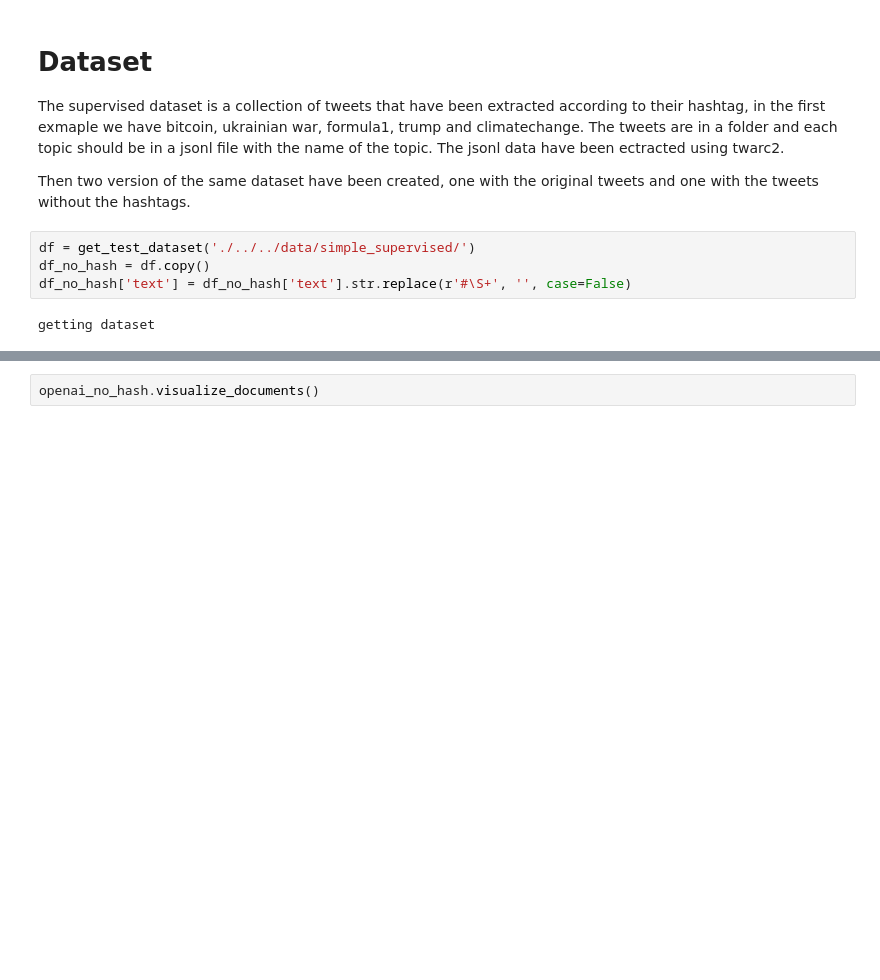
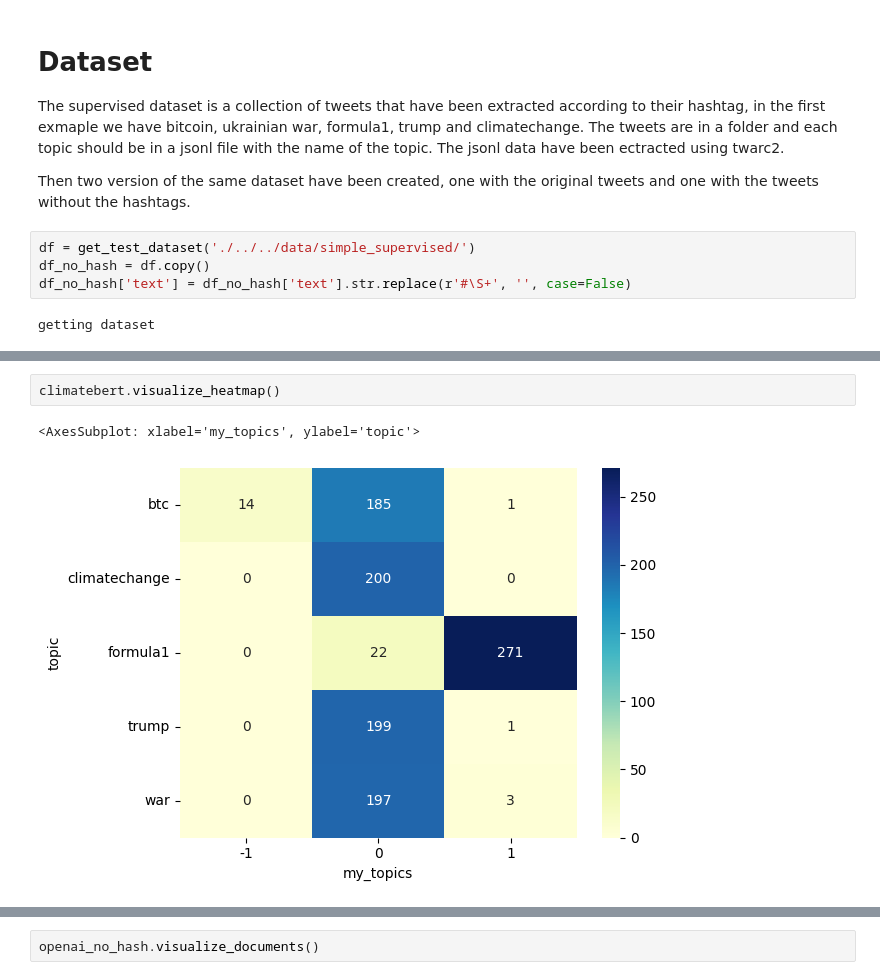
Before and after one commit to alessiogandelli/BERTopic_evaluation, a Jupyter notebook: src/notebooks/Supervised.ipynb, the cells around one changed output, grey strips where cells are left out. Saved outputs shown, nothing was run; the diff lists cells and outputs as text; blank space fills up the shorter version.

```diff
--- a/src/notebooks/Supervised.ipynb
+++ b/src/notebooks/Supervised.ipynb
@@ -51,0 +122,5 @@ pd.DataFrame({'bert': bert.accuracy, 'nmf': nmf.accuracy, 'tweetclass': tweetcla
+# %%
+climatebert.visualize_heatmap()
+# %% [output]
+<AxesSubplot: xlabel='my_topics', ylabel='topic'>
+[figure, added]
```
Also changed, not shown: parts of 22 cells of this notebook, 4 other files.
